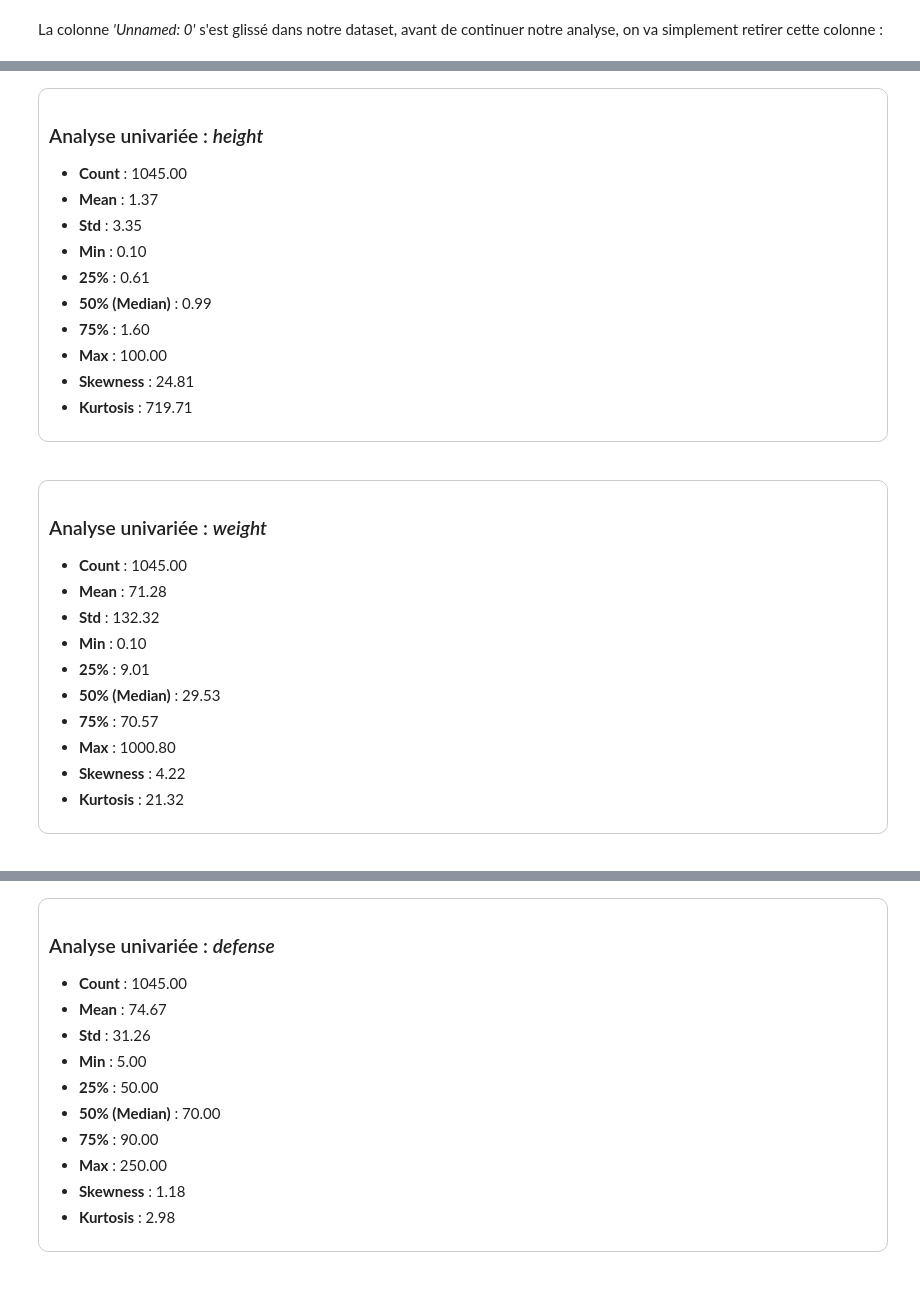
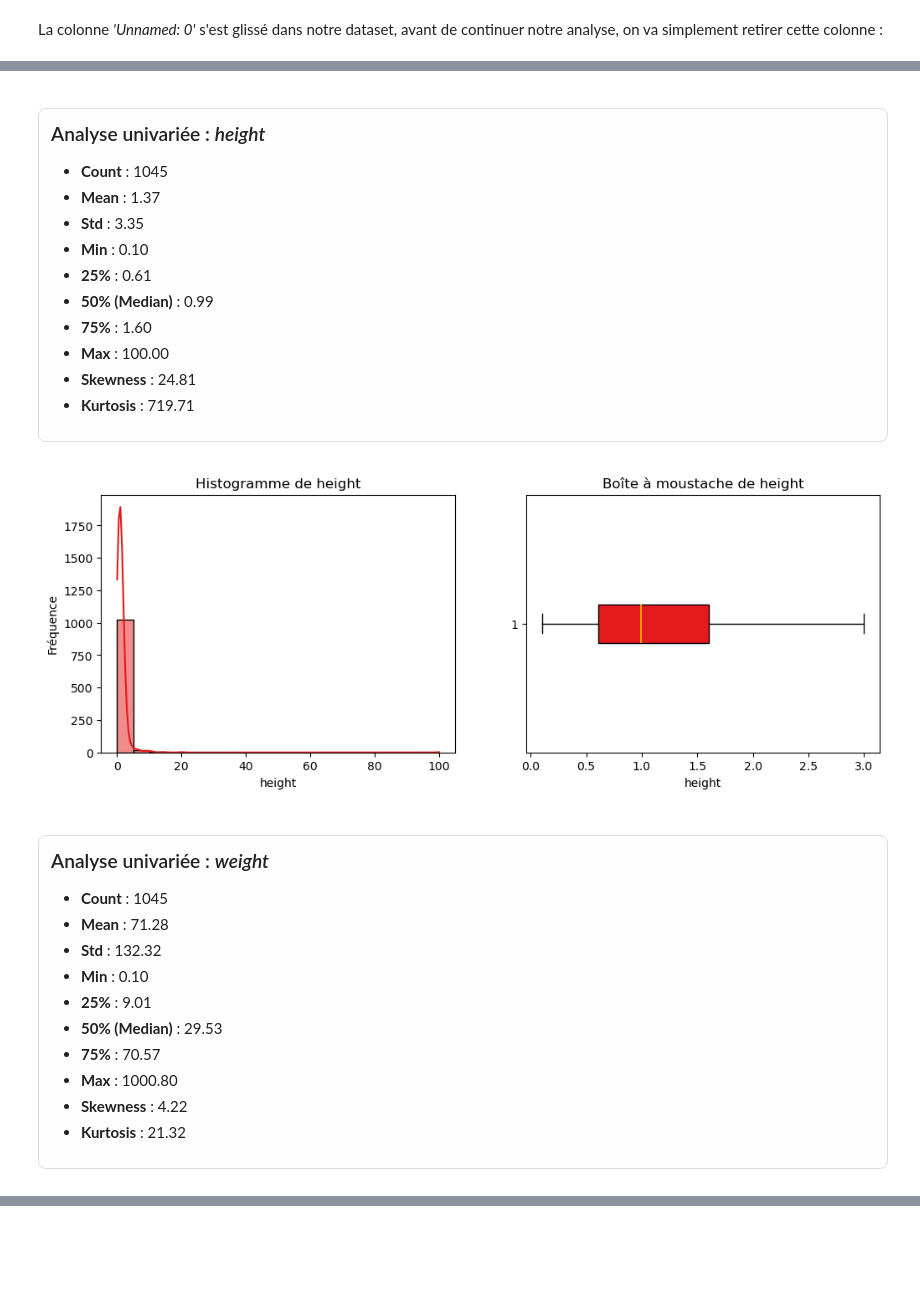
Before and after one commit to Furatus/4EDAP_Pokemon, a Jupyter notebook: Exploratory_analysis.ipynb, the cells around one changed output, grey strips where cells are left out. Drawn from its saved outputs; the diff is of its cells as text; code cells hidden in the pictures; blank space fills up the shorter version.

```diff
--- a/Exploratory_analysis.ipynb
+++ b/Exploratory_analysis.ipynb
@@ -116,45 +122,59 @@ Notre étude débutera donc avec une analyse univariée des variables quantitati
 # %%
-univarColumnList = ['height','weight','total_points','hp','attack','defense','sp_attack','sp_defense','speed','catch_rate','base_experience']
+univarColumnList = ['height', 'weight', 'total_points', 'catch_rate', 'base_experience']
+Colors = sns.color_palette('Set1')
 
-for column in univarColumnList:
+for index, column in enumerate(univarColumnList):
     stats = dfPokemon[column].describe()
     stats['kurtosis'] = dfPokemon[column].kurt()
     stats['skewness'] = dfPokemon[column].skew()
 
-    # Construction HTML dans la boucle
-    html_document = f"""
-    <div style="border:1px solid #ccc; padding:10px; margin-bottom:20px; border-radius:10px;">
-        <h3>Analyse univariée : <i>{column}</i></h3>
-        <ul>
-            <li><b>Count</b> : {stats['count']:.2f}</li>
+    html_block = f"""
+    <div style="border:1px solid #ddd; padding:12px; margin-top:20px; margin-bottom:10px; border-radius:8px; background-color:#fefefe">
+        <h3 style="margin-top:0;">Analyse univariée : <i>{column}</i></h3>
+        <ul style="margin-left:15px;">
+            <li><b>Count</b> : {stats['count']:.0f}</li>
             <li><b>Mean</b> : {stats['mean']:.2f}</li>
             <li><b>Std</b> : {stats['std']:.2f}</li>
             <li><b>Min</b> : {stats['min']:.2f}</li>
             <li><b>25%</b> : {stats['25%']:.2f}</li>
             <li><b>50% (Median)</b> : {stats['50%']:.2f}</li>
             <li><b>75%</b> : {stats['75%']:.2f}</li>
             <li><b>Max</b> : {stats['max']:.2f}</li>
             <li><b>Skewness</b> : {stats['skewness']:.2f}</li>
             <li><b>Kurtosis</b> : {stats['kurtosis']:.2f}</li>
         </ul>
     </div>
     """
+    display(HTML(html_block))
 
-    display(HTML(html_document))
+    fig, axes = plt.subplots(1, 2, figsize=(12, 4))
+
+    # Histogramme avec courbe de densité
+    sns.histplot(dfPokemon[column].dropna(), bins=20, kde=True, color=Colors[index], ax=axes[0])
+    axes[0].set_title(f"Histogramme de {column}")
+    axes[0].set_xlabel(column)
+    axes[0].set_ylabel("Fréquence")
+
+    # Boîte à moustache
+    axes[1].boxplot(dfPokemon[column].dropna(), vert=False, showfliers=False, patch_artist=True, boxprops = dict(facecolor = Colors[index]), medianprops = dict(color = 'orange' if index != 4 else 'green', linewidth = 1.5))
+    axes[1].set_title(f"Boîte à moustache de {column}")
+    axes[1].set_xlabel(column)
+    plt.show()
 # %% [output]
 Analyse univariée : height
-Count : 1045.00
+Count : 1045
 Mean : 1.37
 Std : 3.35
 Min : 0.10
 25% : 0.61
 50% (Median) : 0.99
 75% : 1.60
 Max : 100.00
 Skewness : 24.81
 Kurtosis : 719.71
+[figure, added]
 Analyse univariée : weight
-Count : 1045.00
+Count : 1045
 Mean : 71.28
 Std : 132.32
 Min : 0.10
@@ -200,11 +222,0 @@ Kurtosis : 0.02
-Analyse univariée : defense
-Count : 1045.00
-Mean : 74.67
-Std : 31.26
-Min : 5.00
-25% : 50.00
-50% (Median) : 70.00
-75% : 90.00
-Max : 250.00
-Skewness : 1.18
-Kurtosis : 2.98
```
Also changed, not shown: parts of 9 cells of this notebook.
